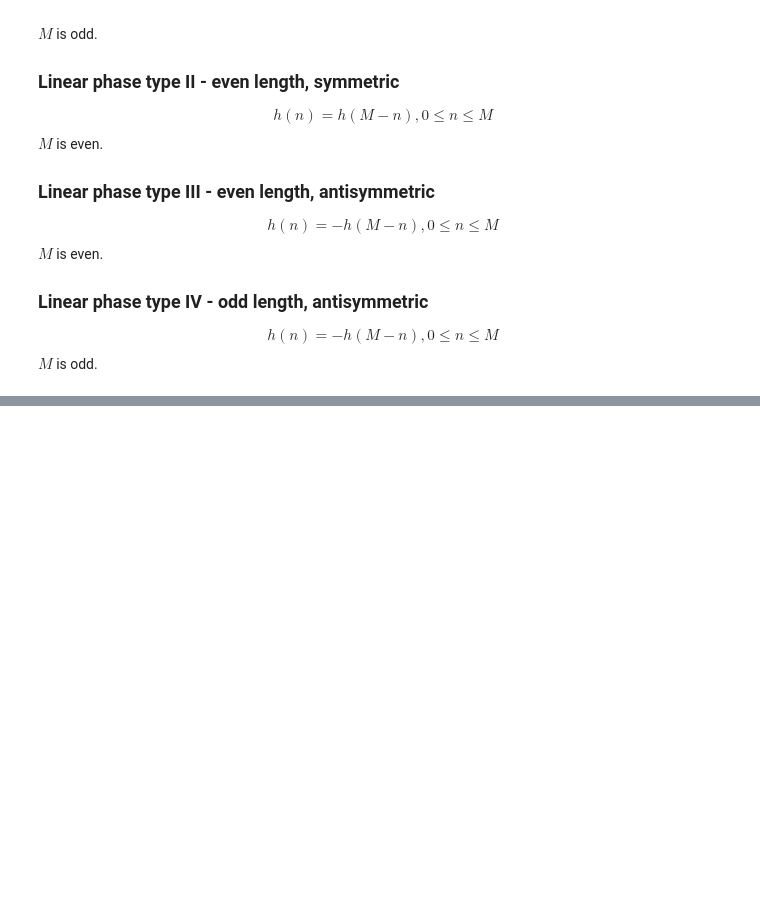
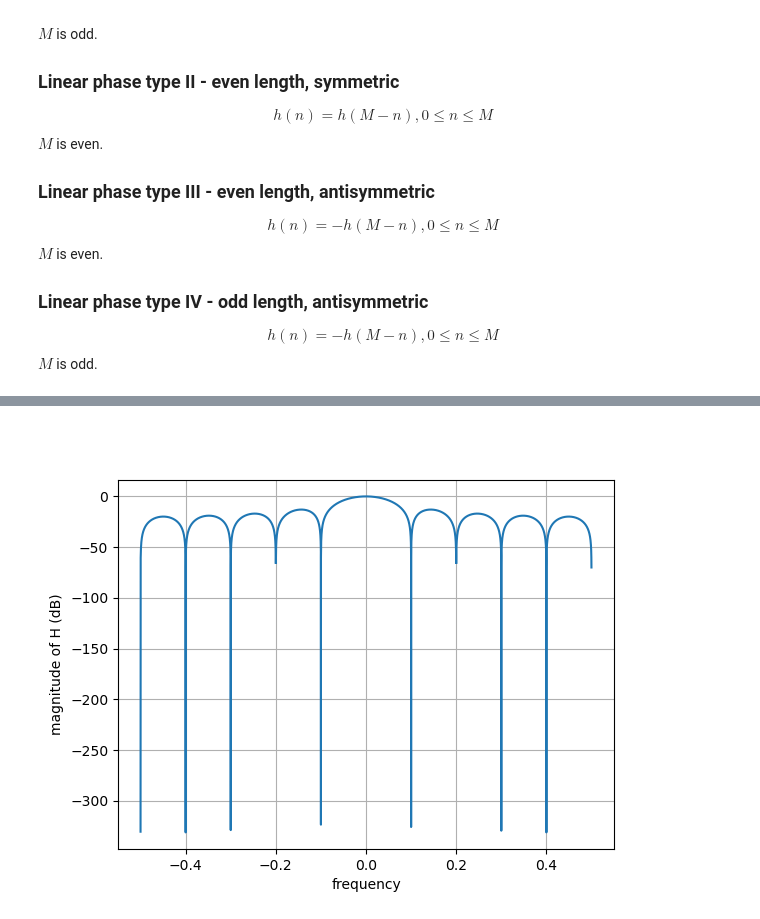
Before and after one commit to sirtom67/dsp_notebooks, a Jupyter notebook: fir_filters_intro.ipynb, the cells around one changed output, grey strips where cells are left out. Drawn from its saved outputs; the diff is of its cells as text; code cells hidden in the pictures; blank space fills up the shorter version.

```diff
--- a/fir_filters_intro.ipynb
+++ b/fir_filters_intro.ipynb
@@ -102,0 +138,13 @@ from matplotlib.pyplot import *
+# %%
+nfft = 10000
+
+f = (np.arange(nfft)/nfft - 0.5)
+H = np.fft.fftshift(np.fft.fft(h, nfft))
+
+figure()
+plot(f, 20*np.log10(np.abs(H)))
+xlabel('frequency')
+ylabel('magnitude of H (dB)')
+grid()
+# %% [output]
+[figure, added]
```
Also changed, not shown: parts of 5 cells of this notebook.
